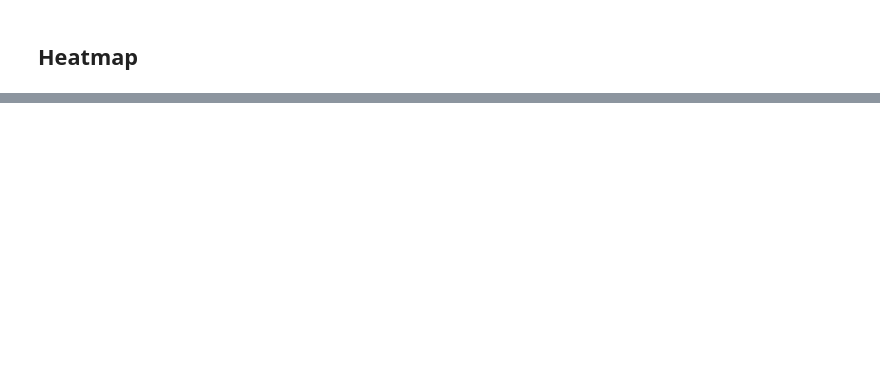
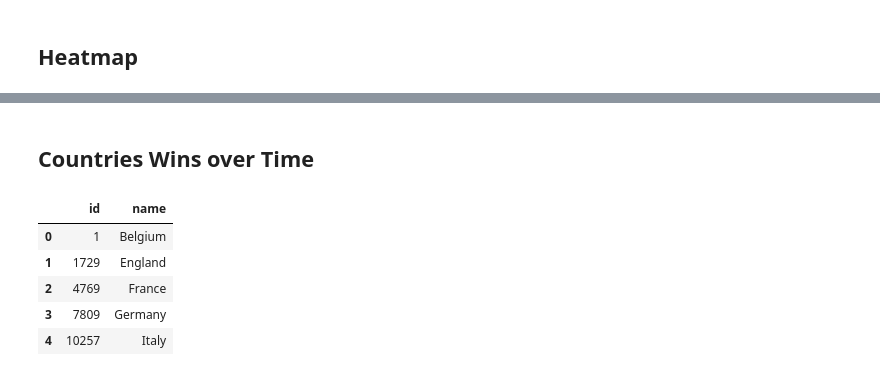
Before and after one commit to isados/european-soccer, a Jupyter notebook: viz.ipynb, the cells around one changed output, grey strips where cells are left out. Saved outputs shown, nothing was run; the diff lists cells and outputs as text; code cells hidden in the pictures; blank space fills up the shorter version.

```diff
--- a/viz.ipynb
+++ b/viz.ipynb
@@ -135,0 +108,11 @@ alt_corr_plot(player_attrs, box_size=50, annot_size=10)
+# %% [markdown]
+## Countries Wins over Time
+# %%
+countries.head()
+# %% [output]
+|  | id | name |
+| 0 | 1 | Belgium |
+| 1 | 1729 | England |
+| 2 | 4769 | France |
+| 3 | 7809 | Germany |
+| 4 | 10257 | Italy |
```
Also changed, not shown: parts of 6 cells of this notebook, 3 other files.
